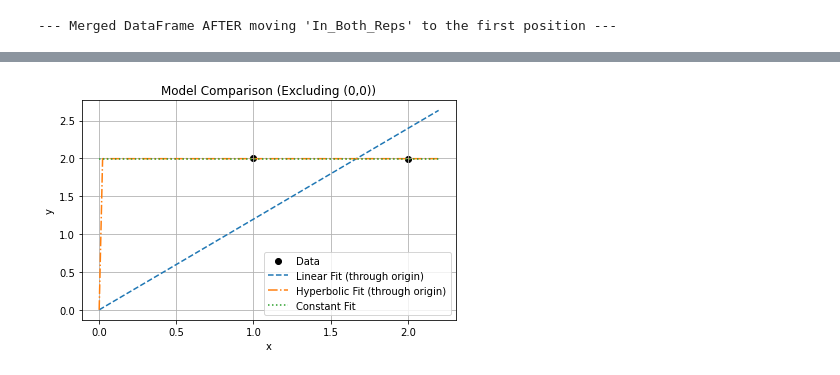
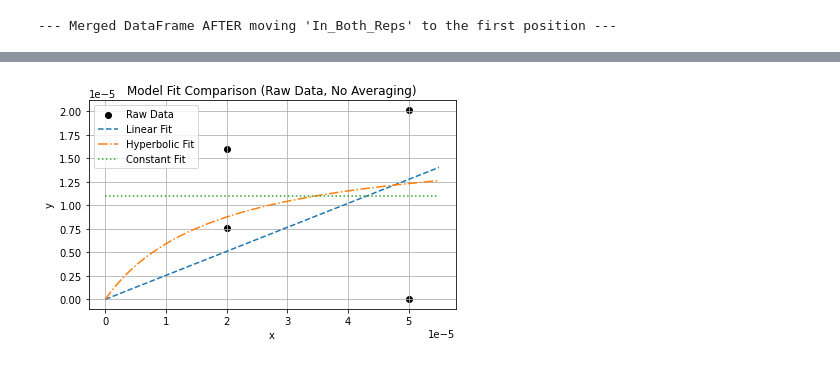
Before and after one commit to Hanfeng-Lin/COOKIE_scripts, a Jupyter notebook: COOKIE.ipynb, the cells around one changed output, grey strips where cells are left out. Cells and saved outputs as stored; diff of their text form; code cells hidden in the pictures.

```diff
--- a/COOKIE.ipynb
+++ b/COOKIE.ipynb
@@ -330,23 +731,20 @@ print(compound_conc_dict)
 # %%
+# Model selector calculator
+
 import numpy as np
 import matplotlib.pyplot as plt
 from scipy.optimize import curve_fit
 
-# Original raw data
-x_raw = np.array([0, 1, 1, 2, 2])
-y_raw = np.array([0, 2, 2, 1.99, 2])
+# Raw data
+x_raw = np.array([0, 2e-5, 2e-5, 5e-5, 5e-5])
+y_raw = np.array([0, 1.600808689906567e-05, 7.603110221147782e-06,0.0, 2.015852578745427e-05])
 
-# 1. OMIT (0, 0)
+# 1. Omit (0, 0)
 mask = ~((x_raw == 0) & (y_raw == 0))
-x_clean = x_raw[mask]
-y_clean = y_raw[mask]
+x = x_raw[mask]
+y = y_raw[mask]
 
-# 2. Average y-values per unique x
-unique_x = sorted(set(x_clean))
-x_data = np.array(unique_x)
-y_data = np.array([np.mean(y_clean[x_clean == x]) for x in unique_x])
-
-# 3. Define models
+# 2. Models
 def linear_model(x, a):
     return a * x
 
@@ -356,32 +754,32 @@ def hyperbolic_model(x, a, b):
 def constant_model(x, a):
     return a * np.ones_like(x)
 
-# 4. Fit models (linear and hyperbolic forced through origin by definition)
-popt_lin, _ = curve_fit(linear_model, x_data, y_data)
-popt_hyp, _ = curve_fit(hyperbolic_model, x_data, y_data, bounds=([0, 0], [np.inf, np.inf]))
+# 3. Fit models
+popt_lin, _ = curve_fit(linear_model, x, y)
+p0_hyp = [np.max(y) if n_points > 0 else 1.0, np.median(x) if n_points > 0 else np.mean(x) if n_points > 0 else 1.0]
+popt_hyp, _ = curve_fit(hyperbolic_model, x, y,p0=p0_hyp, bounds=([0, 0], [np.inf, np.inf]), maxfev=10000)
+popt_const, _ = curve_fit(constant_model, x, y)
 
-# 5. Constant model (not constrained to origin)
-popt_const, _ = curve_fit(constant_model, x_data, y_data)
+# 4. Predictions
+y_lin = linear_model(x, *popt_lin)
+y_hyp = hyperbolic_model(x, *popt_hyp)
+y_const = constant_model(x, *popt_const)
 
-# 6. Predictions and residuals
-y_pred_lin = linear_model(x_data, *popt_lin)
-y_pred_hyp = hyperbolic_model(x_data, *popt_hyp)
-y_pred_const = constant_model(x_data, *popt_const)
+# 5. Residuals and RSS
+rss_lin = np.sum((y - y_lin) ** 2)
+rss_hyp = np.sum((y - y_hyp) ** 2)
+rss_const = np.sum((y - y_const) ** 2)
 
-rss_lin = np.sum((y_data - y_pred_lin) ** 2)
-rss_hyp = np.sum((y_data - y_pred_hyp) ** 2)
-rss_const = np.sum((y_data - y_pred_const) ** 2)
-
-# 7. AIC/BIC
-def compute_aic(n, rss, k, epsilon=1e-10):
-    rss = max(rss, epsilon)
+# 6. AIC and BIC
+def compute_aic(n, rss, k, eps=1e-18):
+    rss = max(rss, eps)
     return n * np.log(rss / n) + 2 * k
 
-def compute_bic(n, rss, k, epsilon=1e-10):
-    rss = max(rss, epsilon)
+def compute_bic(n, rss, k, eps=1e-18):
+    rss = max(rss, eps)
     return n * np.log(rss / n) + k * np.log(n)
 
-n = len(x_data)
+n = len(y)
 aic_lin = compute_aic(n, rss_lin, k=1)
 bic_lin = compute_bic(n, rss_lin, k=1)
 aic_hyp = compute_aic(n, rss_hyp, k=2)
@@ -389,23 +787,36 @@ bic_hyp = compute_bic(n, rss_hyp, k=2)
 aic_const = compute_aic(n, rss_const, k=1)
 bic_const = compute_bic(n, rss_const, k=1)
 
-# 8. Output
-print("Linear model y=ax, a =", popt_lin)
-print("Hyperbolic model y=ax/(b+x), a, b =", popt_hyp)
-print("Constant model, y=a, a =", popt_const)
-print(f"RSS - Linear: {rss_lin:.4f}, Hyperbolic: {rss_hyp:.4f}, Constant: {rss_const:.4f}")
-print(f"AIC - Linear: {aic_lin:.2f}, Hyperbolic: {aic_hyp:.2f}, Constant: {aic_const:.2f}")
-print(f"BIC - Linear: {bic_lin:.2f}, Hyperbolic: {bic_hyp:.2f}, Constant: {bic_const:.2f}")
+# 7. Output
+print("Fitted parameters:")
+print("  Linear model a =", popt_lin)
+print("  Hyperbolic model a, b =", popt_hyp)
+print("  Constant model a =", popt_const)
+print()
+print("RSS:")
+print(f"  Linear:     {rss_lin:.4f}")
+print(f"  Hyperbolic: {rss_hyp:.4f}")
+print(f"  Constant:   {rss_const:.4f}")
+print()
+print("AIC:")
+print(f"  Linear:     {aic_lin:.2f}")
+print(f"  Hyperbolic: {aic_hyp:.2f}")
+print(f"  Constant:   {aic_const:.2f}")
+print()
+print("BIC:")
+print(f"  Linear:     {bic_lin:.2f}")
+print(f"  Hyperbolic: {bic_hyp:.2f}")
+print(f"  Constant:   {bic_const:.2f}")
 
-# 9. Plot
-x_plot = np.linspace(0, max(x_data) * 1.1, 100)
-plt.scatter(x_data, y_data, color='black', label='Data')
-plt.plot(x_plot, linear_model(x_plot, *popt_lin), '--', label='Linear Fit (through origin)')
-plt.plot(x_plot, hyperbolic_model(x_plot, *popt_hyp), '-.', label='Hyperbolic Fit (through origin)')
+# 8. Plot
+x_plot = np.linspace(0, max(x) * 1.1, 100)
+plt.scatter(x, y, color='black', label='Raw Data')
+plt.plot(x_plot, linear_model(x_plot, *popt_lin), '--', label='Linear Fit')
+plt.plot(x_plot, hyperbolic_model(x_plot, *popt_hyp), '-.', label='Hyperbolic Fit')
 plt.plot(x_plot, constant_model(x_plot, *popt_const), ':', label='Constant Fit')
 plt.xlabel('x')
 plt.ylabel('y')
-plt.title('Model Comparison (Excluding (0,0))')
+plt.title('Model Fit Comparison (Raw Data, No Averaging)')
 plt.legend()
 plt.grid(True)
 plt.tight_layout()
@@ -420 +844 @@ BIC - Linear: -1.13, Hyperbolic: -22.58, Constant: -23.27
-[figure, old version]
+[figure, new version]
```
Also changed, not shown: parts of 7 cells of this notebook.
